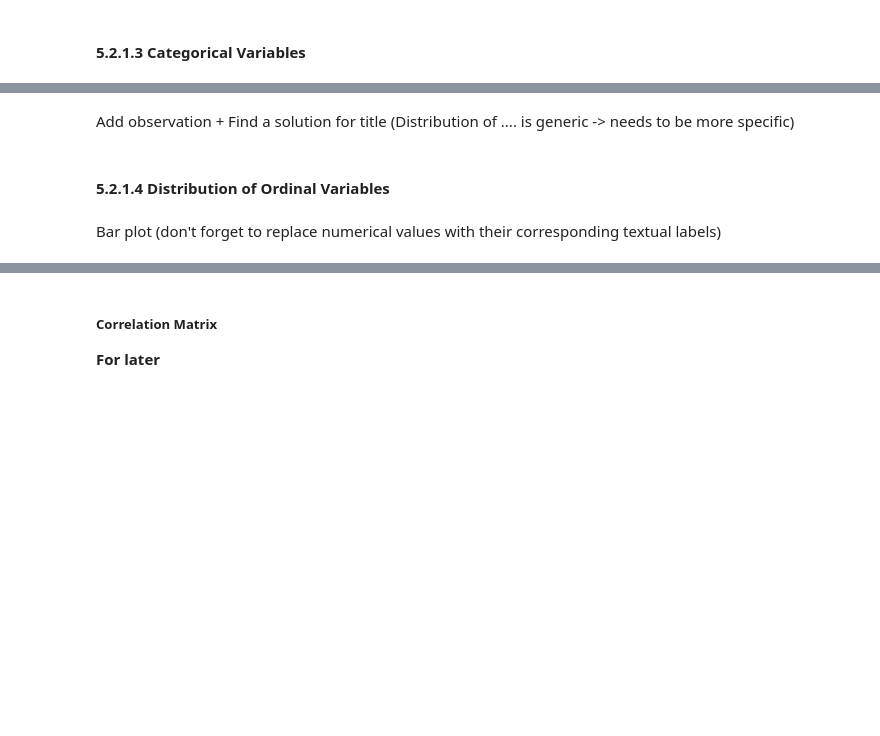
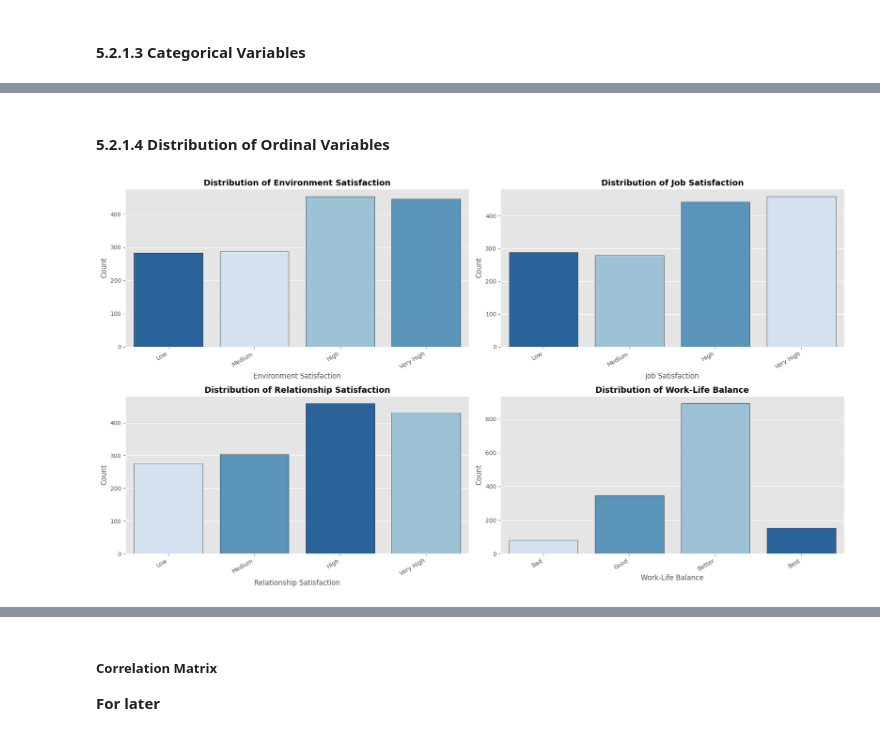
Before and after one commit to 0xArnaudR/IBM-HR-Analytics-Employee-Attrition, a Jupyter notebook: IBM_HR_Analytics_Employee_Attrition.ipynb, the cells around one changed output, grey strips where cells are left out. Cells and saved outputs as stored; diff of their text form; code cells hidden in the pictures; blank space fills up the shorter version.

```diff
--- a/IBM_HR_Analytics_Employee_Attrition.ipynb
+++ b/IBM_HR_Analytics_Employee_Attrition.ipynb
@@ -427,6 +462,60 @@ plt.show()
-# %% [markdown]
-Add observation + Find a solution for title (Distribution of .... is generic -> needs to be more specific)
 # %% [markdown]
 #### 5.2.1.4 Distribution of Ordinal Variables
-# %% [markdown]
-Bar plot (don't forget to replace numerical values with their corresponding textual labels)
+# %%
+# Define mapping for ordinal variables
+ordinal_mappings = {
+    'Education': {1: 'Below College', 2: 'College', 3: 'Bachelor', 4: 'Master', 5: 'Doctor'},
+    'EnvironmentSatisfaction': {1: 'Low', 2: 'Medium', 3: 'High', 4: 'Very High'},
+    'JobInvolvement': {1: 'Low', 2: 'Medium', 3: 'High', 4: 'Very High'},
+    'JobSatisfaction': {1: 'Low', 2: 'Medium', 3: 'High', 4: 'Very High'},
+    'PerformanceRating': {1: 'Low', 2: 'Good', 3: 'Excellent', 4: 'Outstanding'},
+    'RelationshipSatisfaction': {1: 'Low', 2: 'Medium', 3: 'High', 4: 'Very High'},
+    'WorkLifeBalance': {1: 'Bad', 2: 'Good', 3: 'Better', 4: 'Best'}
+}
+# %%
+# List of ordinal variables whose distribution I want to visualize
+ordinal_vars = ['EnvironmentSatisfaction', 'JobSatisfaction', 'RelationshipSatisfaction', 'WorkLifeBalance']
+
+# Map numerical values to textual labels for the variables to be plotted
+df_mapped = df.copy()
+for var in ordinal_vars:
+    if var in ordinal_mappings.keys():
+        df_mapped[var] = df_mapped[var].replace(ordinal_mappings[var])
+
+# Define the correct order for each variable
+order_dict = {
+    'EnvironmentSatisfaction': ['Low', 'Medium', 'High', 'Very High'],
+    'JobSatisfaction': ['Low', 'Medium', 'High', 'Very High'],
+    'RelationshipSatisfaction': ['Low', 'Medium', 'High', 'Very High'],
+    'WorkLifeBalance': ['Bad', 'Good', 'Better', 'Best']
+}
+
+# Create a figure with a specific size
+plt.figure(figsize=(18, 10))
+
+# Create a count plot for each ordinal variable
+for i, var in enumerate(ordinal_vars):
+    plt.subplot(2, 2, i + 1)
+    sns.countplot(
+        data=df_mapped,
+        x=var, hue=var,
+        palette="Blues",
+        edgecolor='black',
+        order=order_dict[var],
+        legend=False
+    )
+    plt.title(
+        f'Distribution of {var.replace("Satisfaction", " Satisfaction").replace("WorkLife", "Work-Life ")}',
+        weight='bold',
+        fontsize=14
+    )
+    plt.xlabel(var.replace("Satisfaction", " Satisfaction").replace("WorkLife", "Work-Life "), fontsize=12)
+    plt.ylabel('Count', fontsize=12)
+    plt.xticks(fontsize=10, rotation=30, ha='right')
+    plt.yticks(fontsize=10)
+
+# Show the plot
+plt.tight_layout()
+plt.show()
+# %% [output]
+[figure, added]
```
Also changed, not shown: parts of 19 cells of this notebook.
